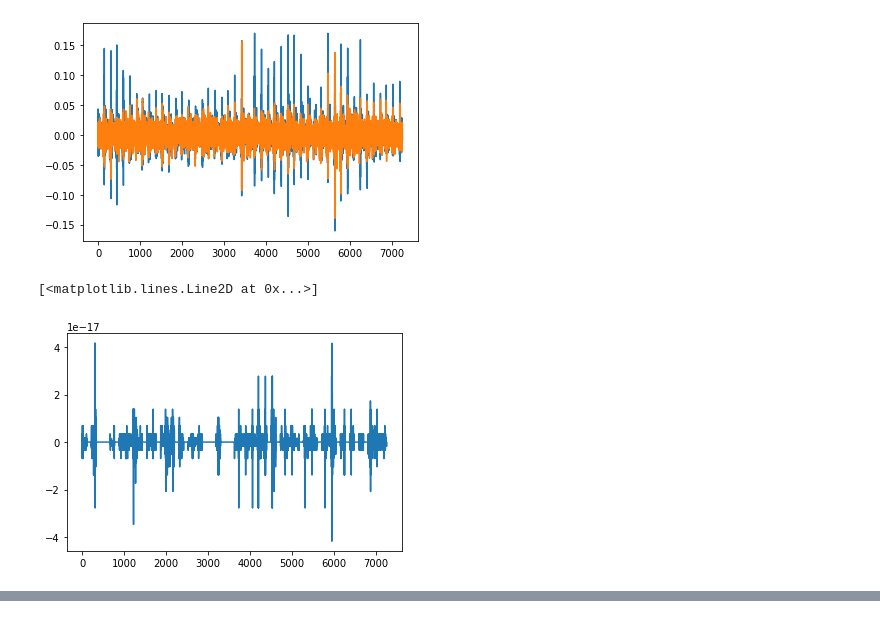
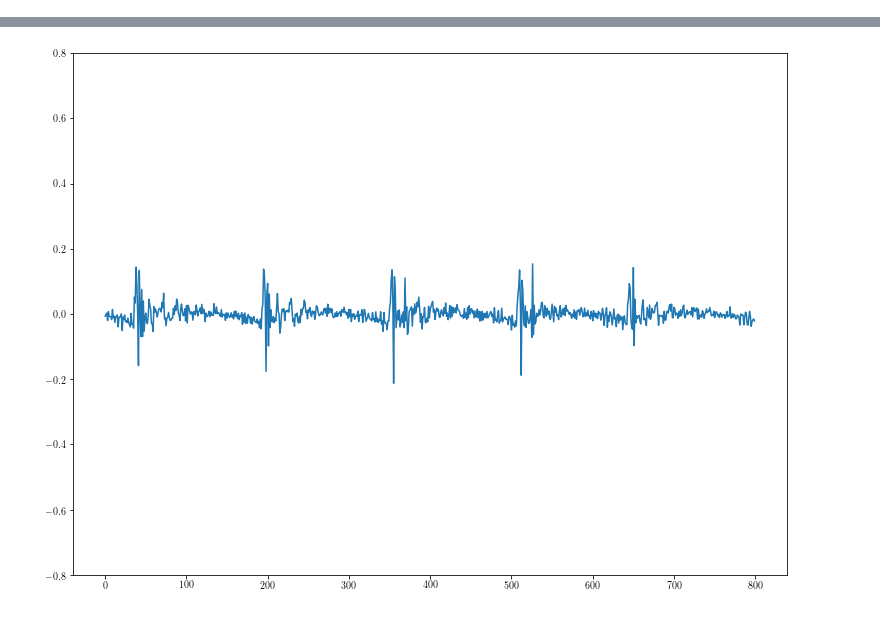
Before and after one commit to polimi-ispl/STLT_spoof_speech_detection, a Jupyter notebook: notebook/lpc+ltp.ipynb, the cells around one changed output, grey strips where cells are left out. Cells and saved outputs as stored; diff of their text form; code cells hidden in the pictures.

```diff
--- a/notebook/lpc+ltp.ipynb
+++ b/notebook/lpc+ltp.ipynb
@@ -79,24 +79,32 @@ def compute_lpc(audio, len_lpc, window_length_sec=0.025, samplerate=16000):
     window_length = int(window_length_sec * samplerate)
     win_number = int(np.floor(len(audio) / window_length))
 
-    coeff = np.zeros((win_number, len_lpc + 1 ))
+    coeff = np.zeros((win_number, len_lpc + 1))
     frames = np.zeros((win_number, window_length - 2 * len_lpc - 2))
     res = np.zeros((win_number, window_length - 2 * len_lpc - 2))
+    count = 0
     for i in np.arange(win_number):
         frame = audio[i * window_length:(i + 1) * window_length]
+
         try:
             a = librosa.lpc(frame, len_lpc)
         except:
+            count = count + 1
             coeff[i, :] = np.nan
             res[i, :] = np.nan
             frames[i, :] = np.nan
             continue
+
         coeff[i, :] = a
         frames[i, :] = frame[len_lpc + 1:-len_lpc - 1]
         res_frame = np.asarray(scipy.signal.lfilter(a, [1], frame))
         res[i, :] = res_frame[len_lpc + 1:-len_lpc - 1]
-    res = res[~np.isnan(res).any(axis=1)]
-    coeff = coeff[~np.isnan(coeff).any(axis=1)]
-    frames = frames[~np.isnan(frames).any(axis=1)]
+
+    if count != 0:
+        print('{} not valid frames from LPC'.format(count))
+    #res = res[~np.isnan(res).any(axis=1)]
+    #coeff = coeff[~np.isnan(coeff).any(axis=1)]
+    # here I want to remove the samples where res is not valid (for computing gain I need them to be synchronized)
+    #frames = frames[~np.isnan(frames).any(axis=1)]
 
     return res, coeff, frames
@@ -193,4 +269,8 @@ audio_filename = 'voiced_a.wav'
 
 
 data, samplerate = sf.read(os.path.join(audio_folder, audio_filename))
-res, coeff, frames = compute_lpc(data[:10000], len_lpc=10, window_length_sec=0.025, samplerate=samplerate)
+
+
+res, coeff, frames = compute_lpc(data, len_lpc=10, window_length_sec=0.025, samplerate=samplerate)
+
+ltp_res, ltp_frames = compute_ltp(res.ravel(), samplerate)
@@ -207,15 +276,0 @@ plt.show()
-# %%
-a2 = compute_ltp_fast(res.ravel(), samplerate)
-
-plt.figure()
-plt.plot(a[1].ravel())
-plt.plot(a[0].ravel())
-
-plt.show()
-# %% [output]
-[figure, removed]
-# %%
-plt.plot(a1[0].ravel() - a2[0].ravel())
-# %% [output]
-[<matplotlib.lines.Line2D at 0x...>]
-[figure, removed]
@@ -229,0 +277,7 @@ int(np.round(0.005 * 22050))
+# %%
+import IPython.display as ipd
+plt.figure(figsize=(6.4*2, 4.8*2))
+plt.plot(res.ravel()[:800])
+plt.ylim((-0.8, 0.8))
+ipd.Audio(data, rate=samplerate)
+# %% [output]
@@ -229,0 +285 @@ int(np.round(0.005 * 22050))
+[figure, added]
```
Also changed, not shown: parts of 15 cells of this notebook, 28 other files.
